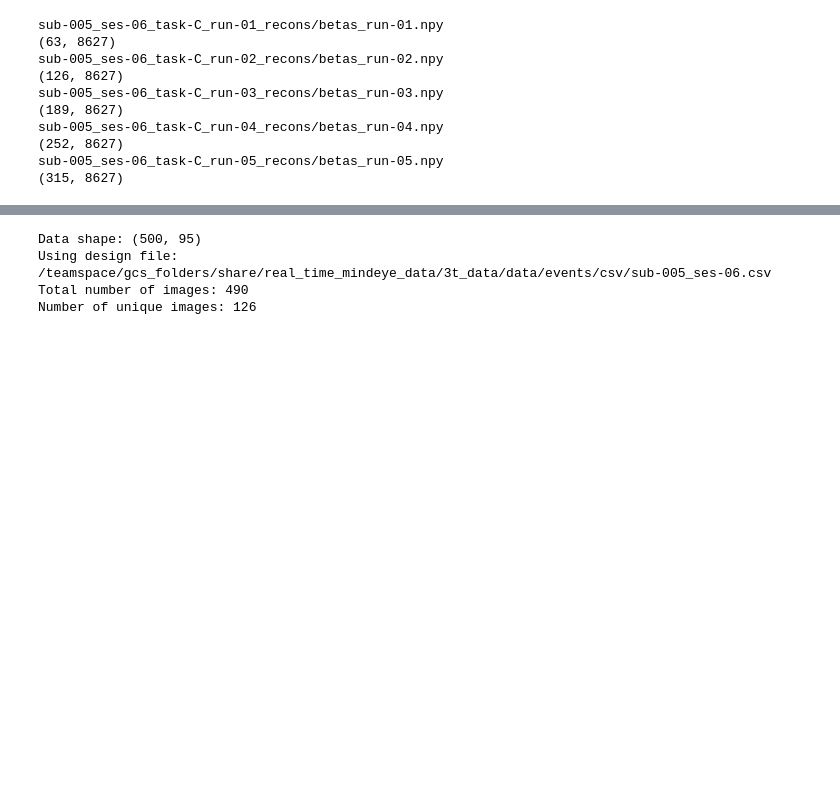
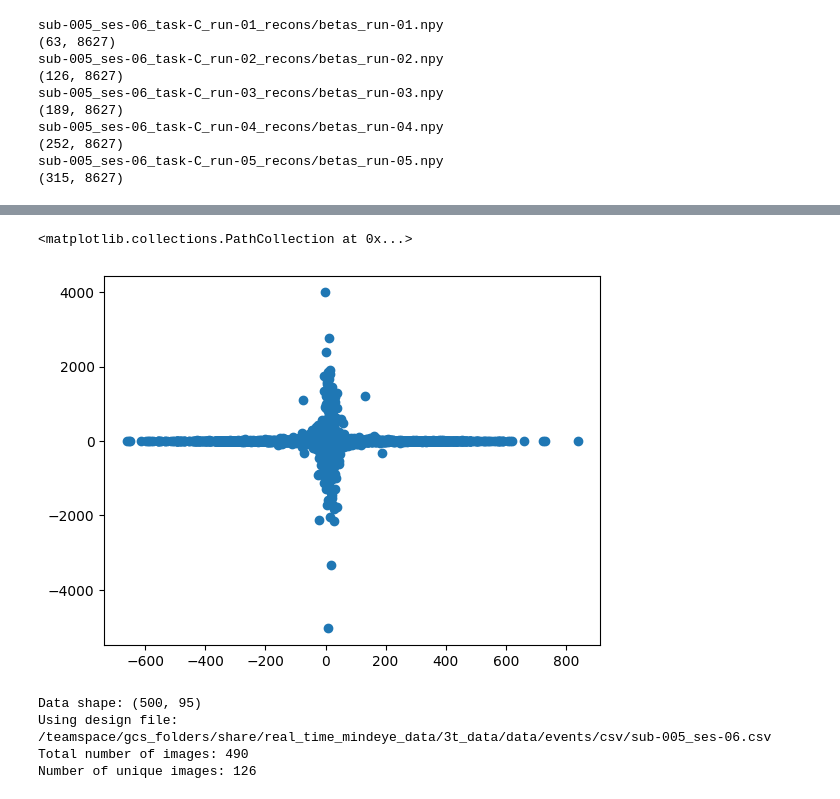
Before and after one commit to cindyhfls/rtcloud-projects, a Jupyter notebook: mindeye/scripts/mindeye_backup_recon_ses6_repeats.ipynb, the cells around one changed output, grey strips where cells are left out. Drawn from its saved outputs; the diff is of its cells as text; code cells hidden in the pictures; blank space fills up the shorter version.

```diff
--- a/mindeye/scripts/mindeye_backup_recon_ses6_repeats.ipynb
+++ b/mindeye/scripts/mindeye_backup_recon_ses6_repeats.ipynb
@@ -122,0 +131,5 @@ sub-005_ses-06_task-C_run-05_recons/betas_run-05.npy
+# %%
+# Alternatively: Load precalculated betas (fmriprep + glmsingle)
+orig_glmsingle_path ='/teamspace/gcs_folders/share/real_time_mindeye_data/glmsingle'
+glmsingle_output = f'{orig_glmsingle_path}/glmsingle_{sub}_{session}{task_name}/TYPED_FITHRF_GLMDENOISE_RR.npz'
+beta = np.squeeze(np.load(glmsingle_output)['betasmd'])
@@ -122,0 +168,11 @@ sub-005_ses-06_task-C_run-05_recons/betas_run-05.npy
+# %%
+all_betas2 = np.squeeze(fast_apply_mask(target=beta,mask=union_mask_img.get_fdata()))
+z_mean = np.mean(np.array(all_betas), axis=0)
+z_std = np.std(np.array(all_betas), axis=0)
+zscored_all_betas = ((np.array(all_betas) - z_mean) / (z_std + 1e-6))
+# %%
+# Check how similar the two are
+plt.scatter(all_betas.flatten(),all_betas2.flatten())
+# %% [output]
+<matplotlib.collections.PathCollection at 0x...>
+[figure, added]
```
Also changed, not shown: parts of 12 cells of this notebook, 1 other file.
